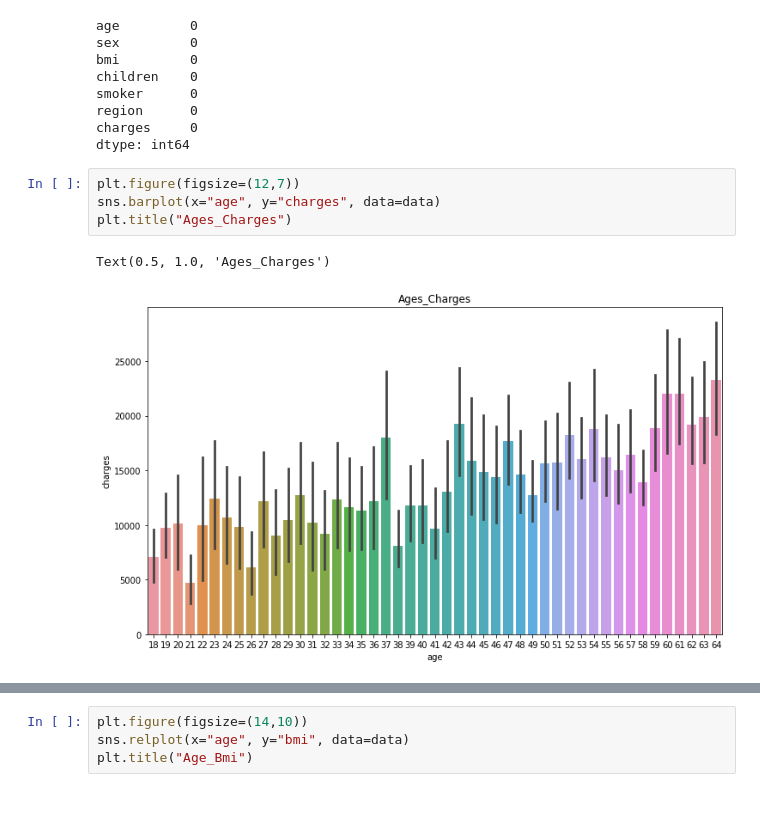
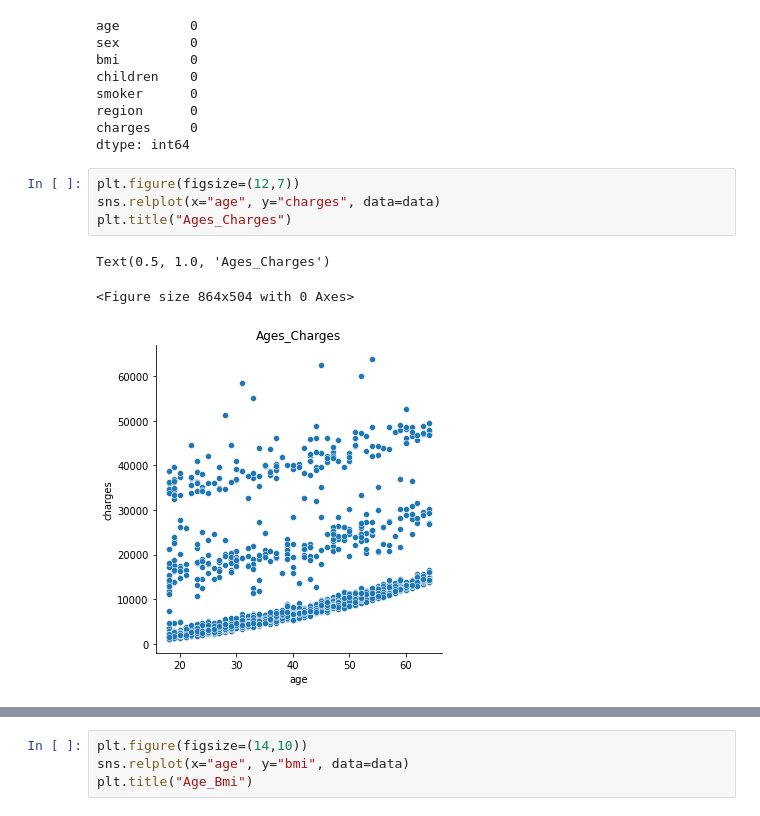
Before and after one commit to idrisskc/Insurance_charges_ML, a Jupyter notebook: Insurance_charges_models.ipynb, the cells around one changed output, grey strips where cells are left out. Cells and saved outputs as stored; diff of their text form.

```diff
--- a/Insurance_charges_models.ipynb
+++ b/Insurance_charges_models.ipynb
@@ -60,11 +60,12 @@ charges     0
 dtype: int64
 # %%
 plt.figure(figsize=(12,7))
-sns.barplot(x="age", y="charges", data=data)
+sns.relplot(x="age", y="charges", data=data)
 plt.title("Ages_Charges")
 # %% [output]
 Text(0.5, 1.0, 'Ages_Charges')
+<Figure size 864x504 with 0 Axes>
-[figure, old version]
+[figure, new version]
 # %%
 plt.figure(figsize=(3,5))
 sns.barplot(x="smoker", y="charges", data=data)
```
Also changed, not shown: parts of 4 cells of this notebook.
